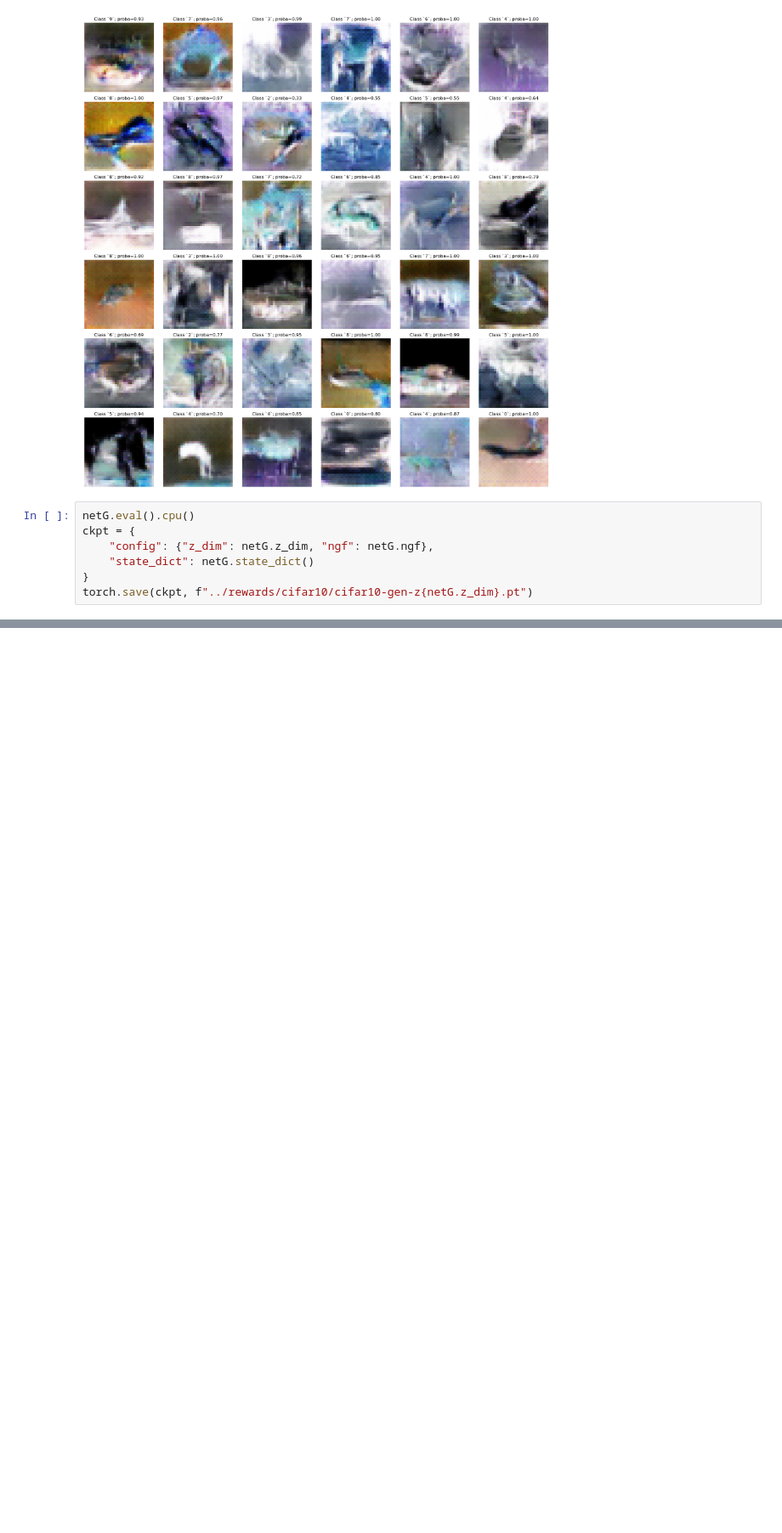
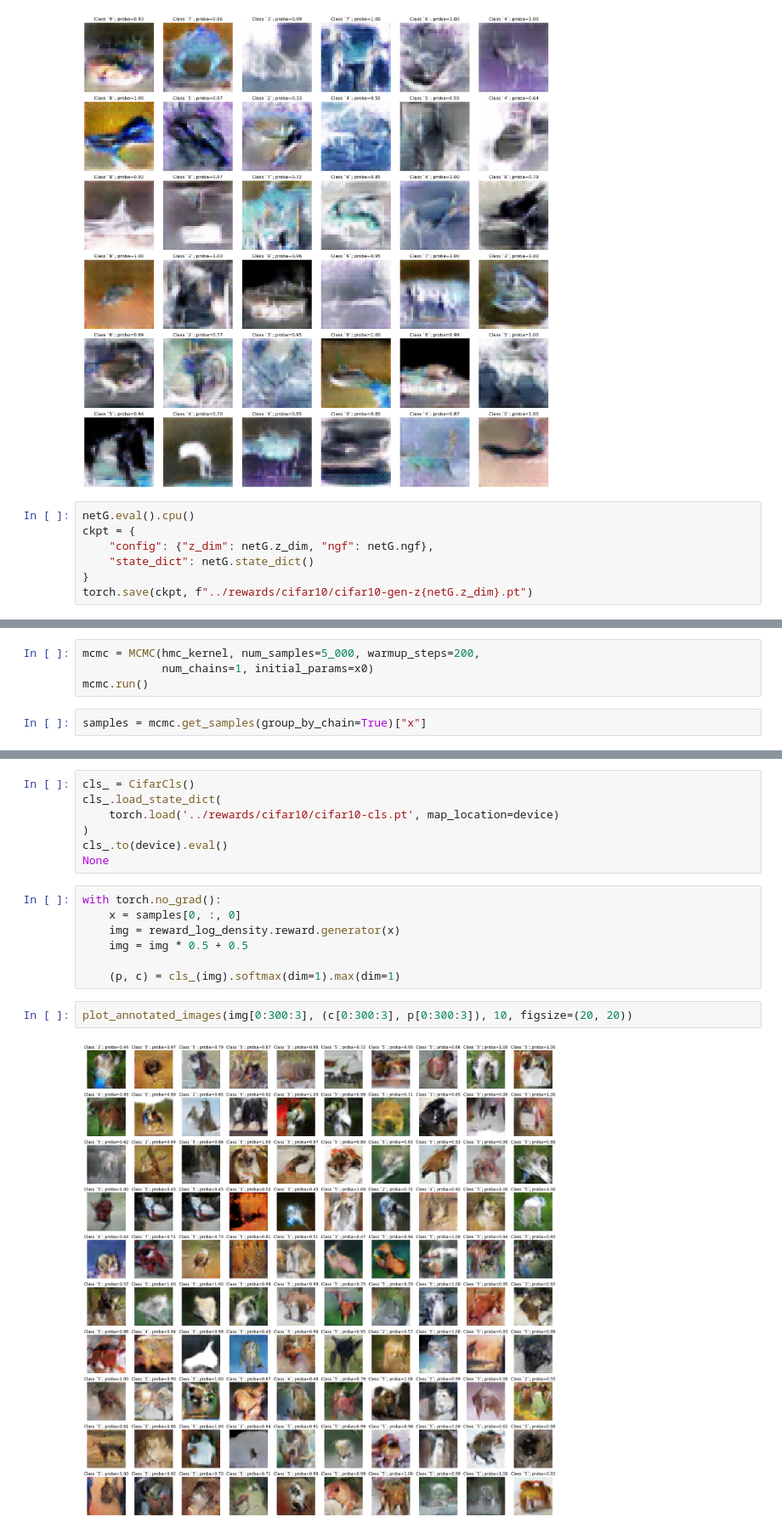
Before and after one commit to mmacosha/d2e-stochastic-dynamics, a Jupyter notebook: notebooks/dcgan.ipynb, the cells around one changed output, grey strips where cells are left out. Shown at 85% size. Drawn from its saved outputs; the diff is of its cells as text; blank space fills up the shorter version.

Commit message:
feat: refactor samplers and rewards;

```diff
--- a/notebooks/dcgan.ipynb
+++ b/notebooks/dcgan.ipynb
@@ -547,0 +489,6 @@ tensor([[4, 0, 1, 3, 4, 9, 3, 5],
+# %%
+mcmc = MCMC(hmc_kernel, num_samples=5_000, warmup_steps=200,
+            num_chains=1, initial_params=x0)
+mcmc.run()
+# %%
+samples = mcmc.get_samples(group_by_chain=True)["x"]
@@ -547,0 +503,18 @@ tensor([[4, 0, 1, 3, 4, 9, 3, 5],
+# %%
+cls_ = CifarCls()
+cls_.load_state_dict(
+    torch.load('../rewards/cifar10/cifar10-cls.pt', map_location=device)
+)
+cls_.to(device).eval()
+None
+# %%
+with torch.no_grad():
+    x = samples[0, :, 0]
+    img = reward_log_density.reward.generator(x)
+    img = img * 0.5 + 0.5
+
+    (p, c) = cls_(img).softmax(dim=1).max(dim=1)
+# %%
+plot_annotated_images(img[0:300:3], (c[0:300:3], p[0:300:3]), 10, figsize=(20, 20))
+# %% [output]
+[figure, added]
```
Also changed, not shown: parts of 24 cells of this notebook, 11 other files.
